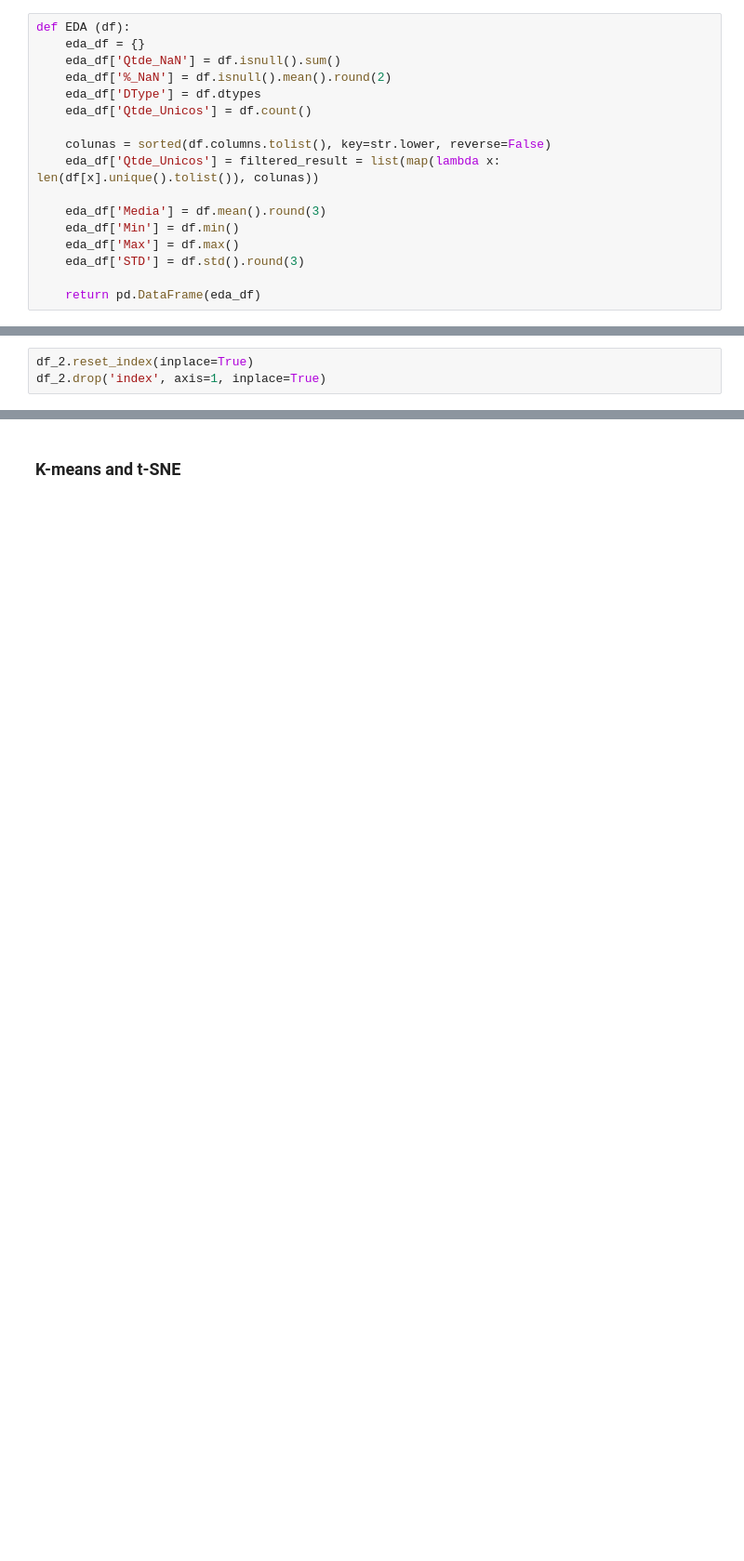
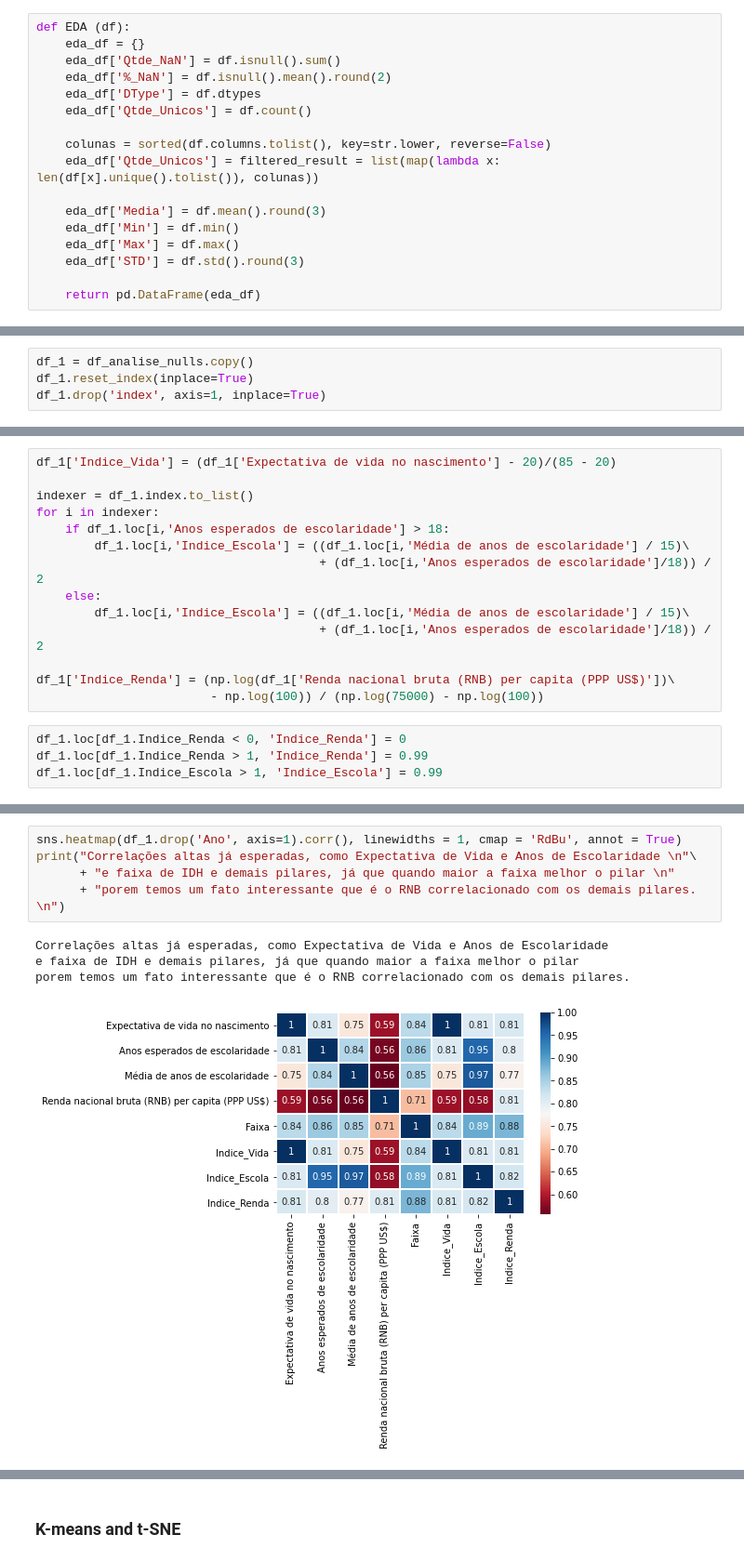
Before and after one commit to andrevandor/ProjetoIntegrador, a Jupyter notebook: Integrador_2020.ipynb, the cells around one changed output, grey strips where cells are left out. Shown at 93% size. Drawn from its saved outputs; the diff is of its cells as text; blank space fills up the shorter version.

```diff
--- a/Integrador_2020.ipynb
+++ b/Integrador_2020.ipynb
@@ -87,3 +103,4 @@ for i in range(len(index_paises)):
 # %%
-df_2.reset_index(inplace=True)
-df_2.drop('index', axis=1, inplace=True)
+df_1 = df_analise_nulls.copy()
+df_1.reset_index(inplace=True)
+df_1.drop('index', axis=1, inplace=True)
@@ -142,0 +107,18 @@ limite = df_2.Ano.unique().max() #quando o loop para.
+# %%
+df_1['Indice_Vida'] = (df_1['Expectativa de vida no nascimento'] - 20)/(85 - 20)
+
+indexer = df_1.index.to_list()
+for i in indexer:
+    if df_1.loc[i,'Anos esperados de escolaridade'] > 18:
+        df_1.loc[i,'Indice_Escola'] = ((df_1.loc[i,'Média de anos de escolaridade'] / 15)\
+                                       + (df_1.loc[i,'Anos esperados de escolaridade']/18)) / 2
+    else:
+        df_1.loc[i,'Indice_Escola'] = ((df_1.loc[i,'Média de anos de escolaridade'] / 15)\
+                                       + (df_1.loc[i,'Anos esperados de escolaridade']/18)) / 2
+
+df_1['Indice_Renda'] = (np.log(df_1['Renda nacional bruta (RNB) per capita (PPP US$)'])\
+                        - np.log(100)) / (np.log(75000) - np.log(100))
+# %%
+df_1.loc[df_1.Indice_Renda < 0, 'Indice_Renda'] = 0
+df_1.loc[df_1.Indice_Renda > 1, 'Indice_Renda'] = 0.99
+df_1.loc[df_1.Indice_Escola > 1, 'Indice_Escola'] = 0.99
@@ -142,0 +127,10 @@ limite = df_2.Ano.unique().max() #quando o loop para.
+# %%
+sns.heatmap(df_1.drop('Ano', axis=1).corr(), linewidths = 1, cmap = 'RdBu', annot = True)
+print("Correlações altas já esperadas, como Expectativa de Vida e Anos de Escolaridade \n"\
+      + "e faixa de IDH e demais pilares, já que quando maior a faixa melhor o pilar \n"
+      + "porem temos um fato interessante que é o RNB correlacionado com os demais pilares. \n")
+# %% [output]
+Correlações altas já esperadas, como Expectativa de Vida e Anos de Escolaridade
+e faixa de IDH e demais pilares, já que quando maior a faixa melhor o pilar
+porem temos um fato interessante que é o RNB correlacionado com os demais pilares.
+[figure, added]
```
Also changed, not shown: parts of 59 cells of this notebook.
